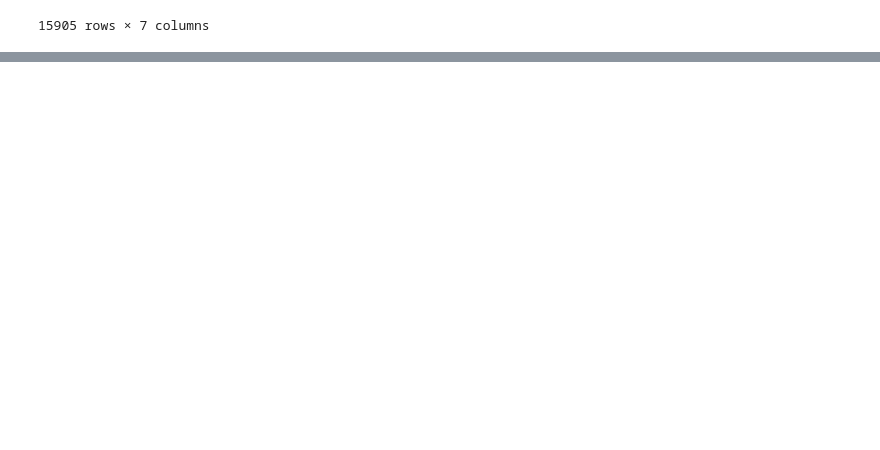
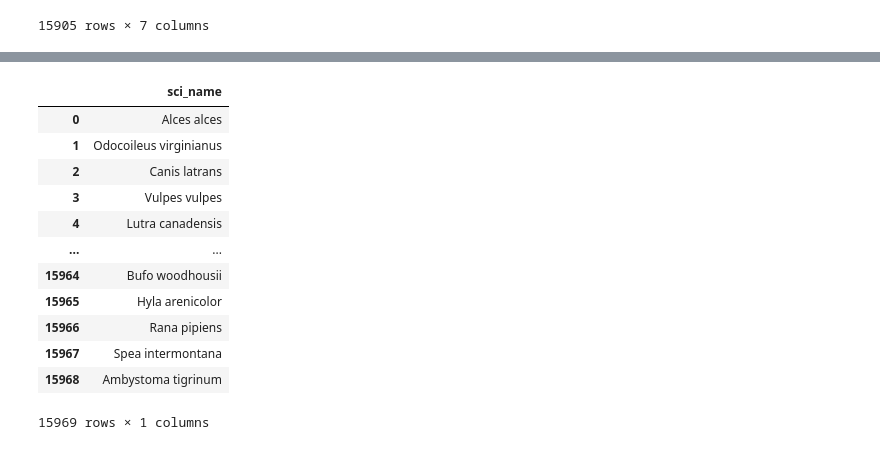
Before and after one commit to adriana-icasiano/National_Parks_Information_Tool, a Jupyter notebook: Park_Species_Data.ipynb, the cells around one changed output, grey strips where cells are left out. Drawn from its saved outputs; the diff is of its cells as text; code cells hidden in the pictures; blank space fills up the shorter version.

```diff
--- a/Park_Species_Data.ipynb
+++ b/Park_Species_Data.ipynb
@@ -404,0 +422,20 @@ new_species_json = (new_park_species.groupby(["park_id", "park_name"], as_index=
+# %%
+#Pull Scientific Names into a DF and change column name to be consistent
+# with table
+sci_name = park_species[['Scientific Name']]
+sci_name = sci_name.rename(columns={"Scientific Name": "sci_name"})
+sci_name
+# %% [output]
+|  | sci_name |
+| 0 | Alces alces |
+| 1 | Odocoileus virginianus |
+| 2 | Canis latrans |
+| 3 | Vulpes vulpes |
+| 4 | Lutra canadensis |
+| ... | ... |
+| 15964 | Bufo woodhousii |
+| 15965 | Hyla arenicolor |
+| 15966 | Rana pipiens |
+| 15967 | Spea intermontana |
+| 15968 | Ambystoma tigrinum |
+15969 rows × 1 columns
```
Also changed, not shown: parts of 2 cells of this notebook, 1 other file.
